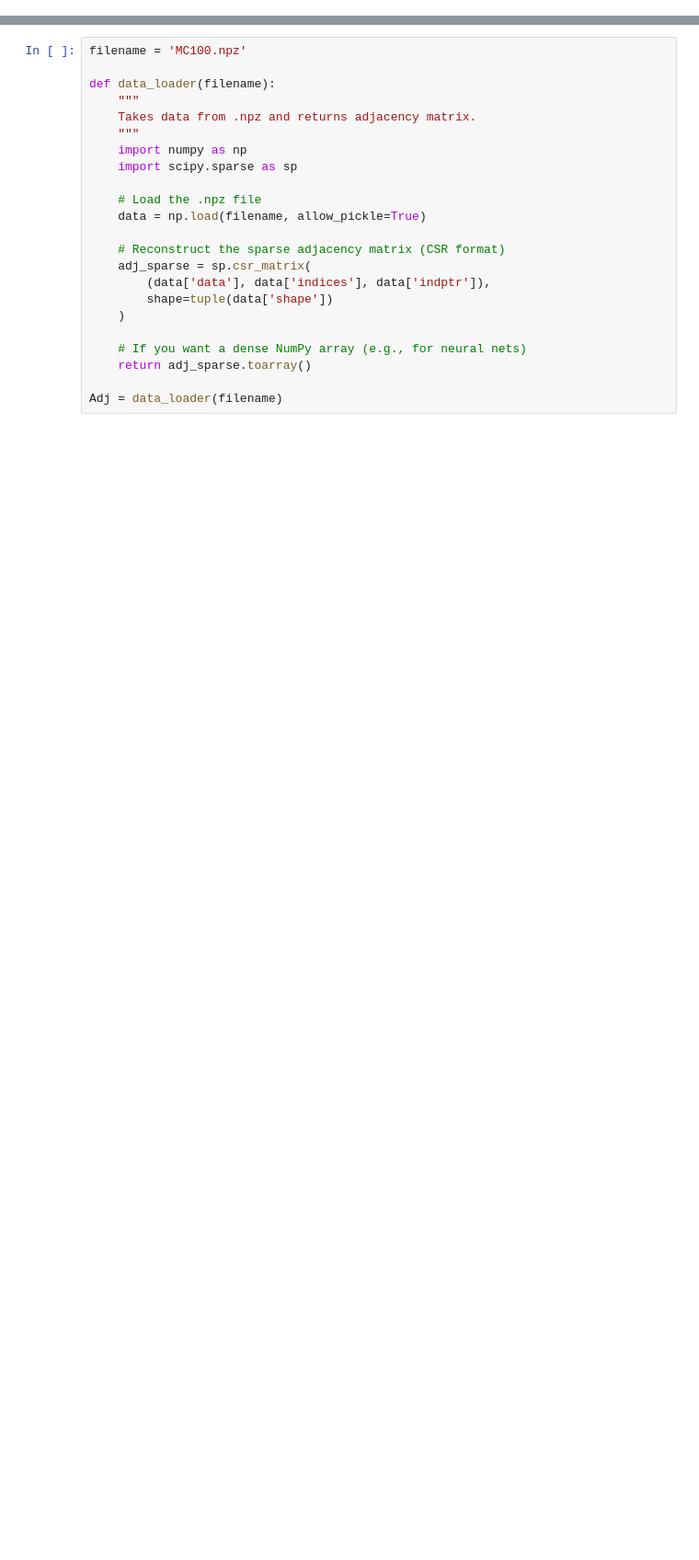
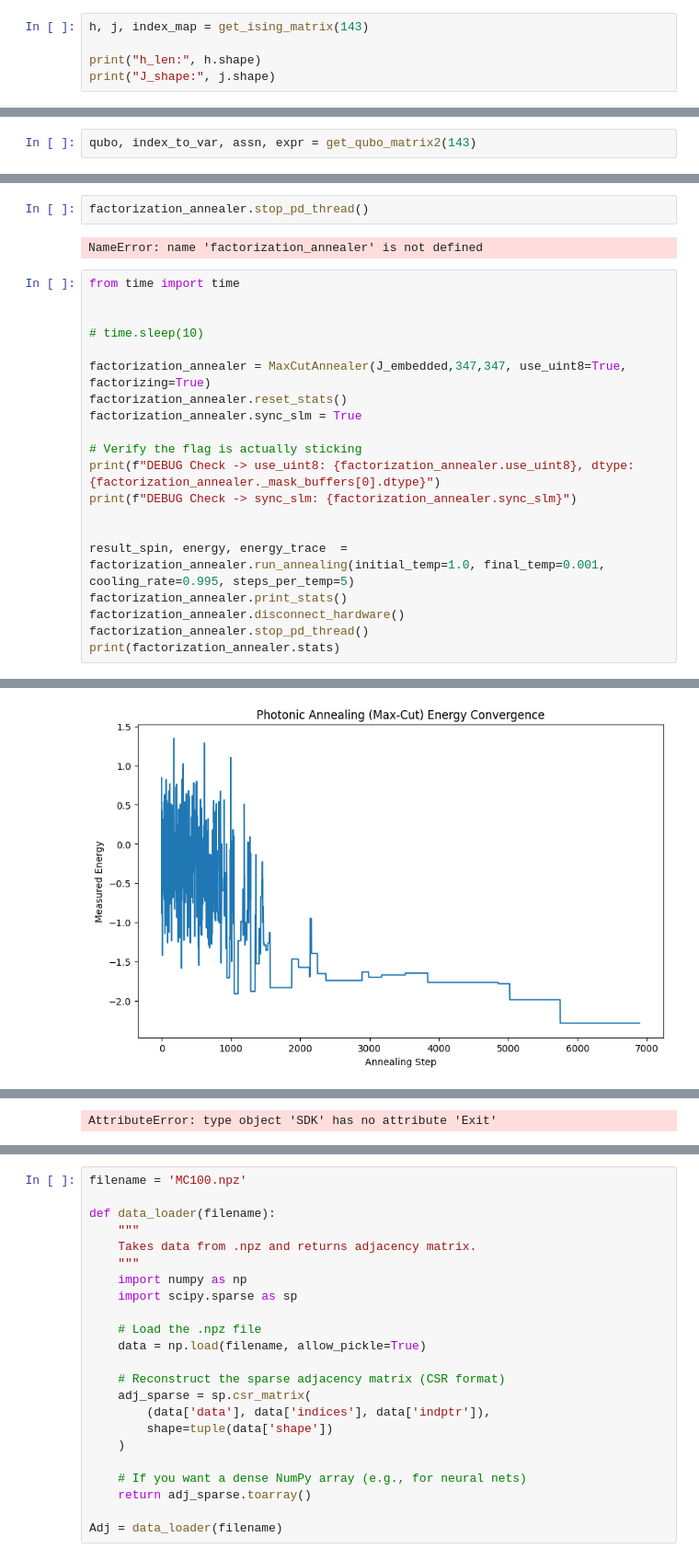
Before and after one commit to harsha-helix/compact-slim, a Jupyter notebook: test_vecotrization.ipynb, the cells around one changed output, grey strips where cells are left out. Shown at 92% size. Drawn from its saved outputs; the diff is of its cells as text; blank space fills up the shorter version.

```diff
--- a/test_vecotrization.ipynb
+++ b/test_vecotrization.ipynb
@@ -20,0 +332,5 @@ Added C:\Program Files\HOLOEYE Photonics\SLM Display SDK (Python) v4.1.0\api\pyt
+# %%
+h, j, index_map = get_ising_matrix(143)
+
+print("h_len:", h.shape)
+print("J_shape:", j.shape)
@@ -20,0 +1009,2 @@ Added C:\Program Files\HOLOEYE Photonics\SLM Display SDK (Python) v4.1.0\api\pyt
+# %%
+qubo, index_to_var, assn, expr = get_qubo_matrix2(143)
@@ -20,0 +1097,25 @@ Added C:\Program Files\HOLOEYE Photonics\SLM Display SDK (Python) v4.1.0\api\pyt
+# %%
+factorization_annealer.stop_pd_thread()
+# %% [output]
+NameError: name 'factorization_annealer' is not defined
+# %%
+from time import time
+
+
+# time.sleep(10)
+
+factorization_annealer = MaxCutAnnealer(J_embedded,347,347, use_uint8=True, factorizing=True)
+factorization_annealer.reset_stats()
+factorization_annealer.sync_slm = True
+
+# Verify the flag is actually sticking
+print(f"DEBUG Check -> use_uint8: {factorization_annealer.use_uint8}, dtype: {factorization_annealer._mask_buffers[0].dtype}")
+print(f"DEBUG Check -> sync_slm: {factorization_annealer.sync_slm}")
+
+
+result_spin, energy, energy_trace  = factorization_annealer.run_annealing(initial_temp=1.0, final_temp=0.001, cooling_rate=0.995, steps_per_temp=5)
+factorization_annealer.print_stats()
+factorization_annealer.disconnect_hardware()
+factorization_annealer.stop_pd_thread()
+print(factorization_annealer.stats)
+# %% [output]
@@ -20,0 +1139 @@ Added C:\Program Files\HOLOEYE Photonics\SLM Display SDK (Python) v4.1.0\api\pyt
+[figure, added]
@@ -20,0 +1154 @@ Added C:\Program Files\HOLOEYE Photonics\SLM Display SDK (Python) v4.1.0\api\pyt
+AttributeError: type object 'SDK' has no attribute 'Exit'
```
Also changed, not shown: parts of 63 cells of this notebook, 19 other files.
